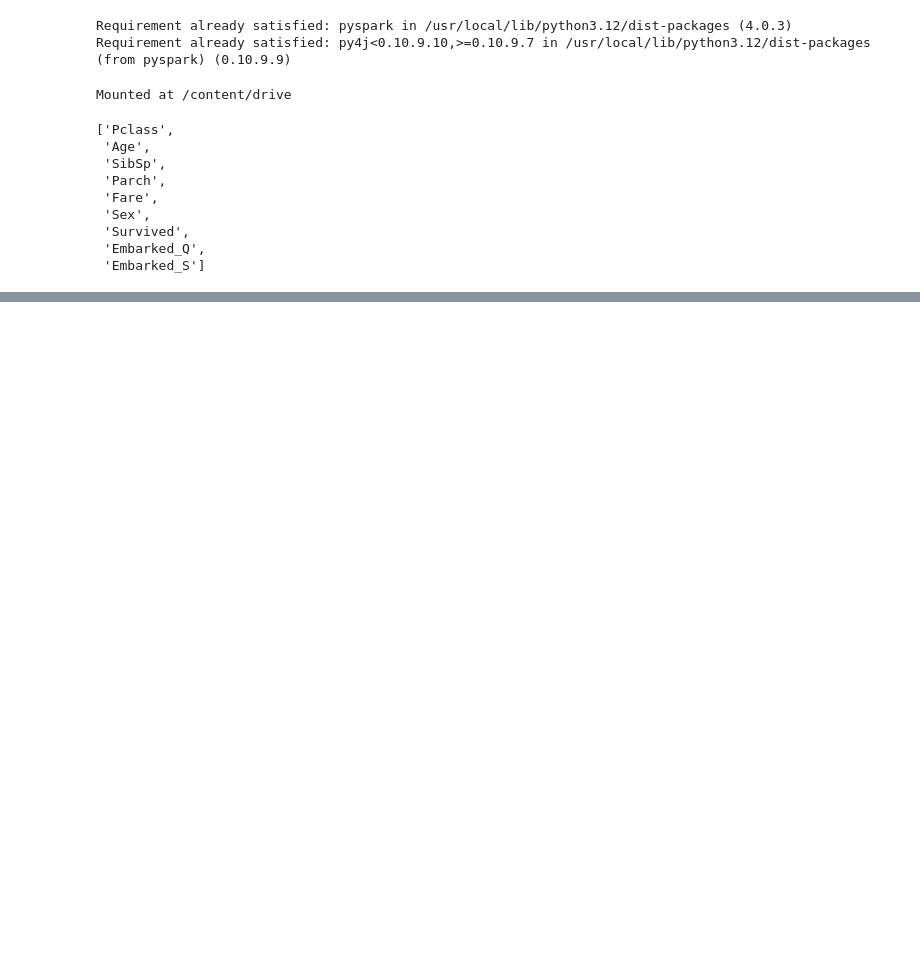
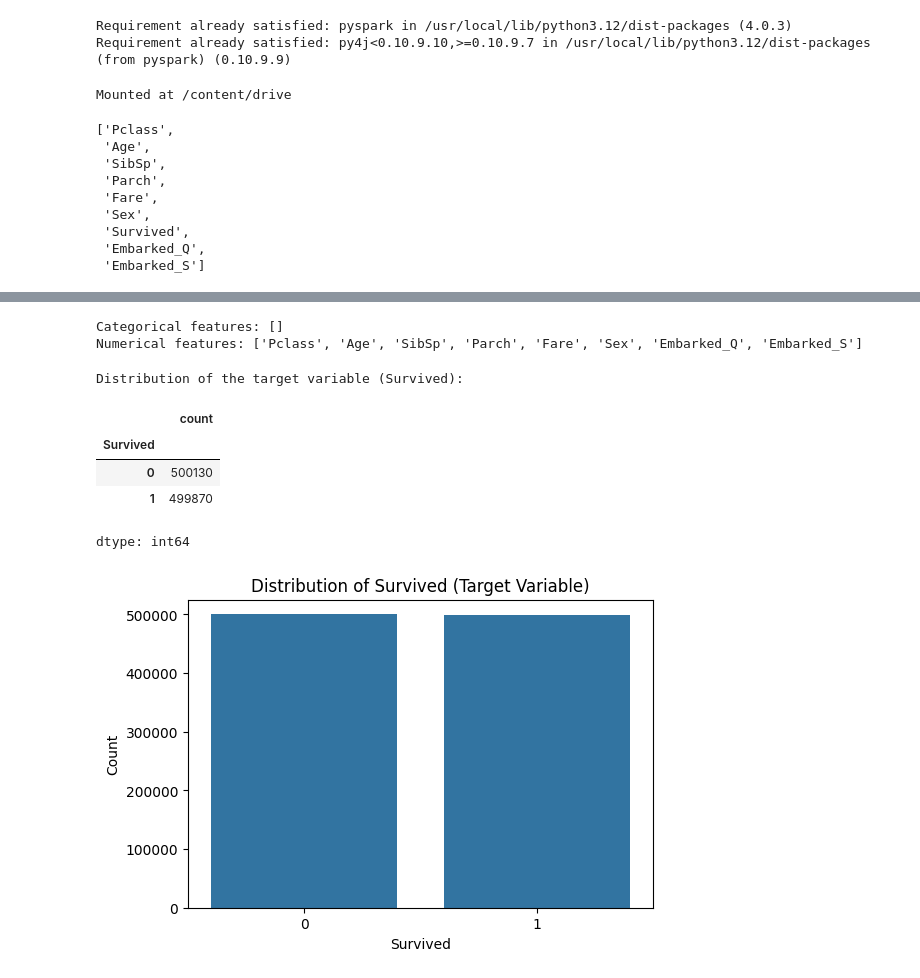
Before and after one commit to Claud1601/CN7030-Assignment, a Jupyter notebook: PortfolioExerciseweek4.ipynb, the cells around one changed output, grey strips where cells are left out. Drawn from its saved outputs; the diff is of its cells as text; code cells hidden in the pictures; blank space fills up the shorter version.

```diff
--- a/PortfolioExerciseweek4.ipynb
+++ b/PortfolioExerciseweek4.ipynb
@@ -36,0 +293,45 @@ dataset.columns
+# %%
+from sklearn.compose import ColumnTransformer
+from sklearn.preprocessing import StandardScaler, OneHotEncoder
+
+# Define target and features
+X = df.drop('Survived', axis=1)
+y = df['Survived']
+
+# Identify categorical and numerical features dynamically after cleaning
+categorical_features = X.select_dtypes(include=['object']).columns
+numerical_features = X.select_dtypes(include=['int64', 'float64']).columns
+
+# Create a column transformer for preprocessing
+preprocessor = ColumnTransformer(
+    transformers=[
+        ('num', StandardScaler(), numerical_features),
+        ('cat', OneHotEncoder(handle_unknown='ignore'), categorical_features)
+    ])
+
+print(f"Categorical features: {list(categorical_features)}")
+print(f"Numerical features: {list(numerical_features)}")
+# %% [output]
+Categorical features: []
+Numerical features: ['Pclass', 'Age', 'SibSp', 'Parch', 'Fare', 'Sex', 'Embarked_Q', 'Embarked_S']
+# %%
+import matplotlib.pyplot as plt
+import seaborn as sns
+
+print('Distribution of the target variable (Survived):')
+display(y.value_counts())
+
+plt.figure(figsize=(6, 4))
+sns.countplot(x=y)
+plt.title('Distribution of Survived (Target Variable)')
+plt.xlabel('Survived')
+plt.ylabel('Count')
+plt.show()
+# %% [output]
+Distribution of the target variable (Survived):
+|  | count |
+| Survived |  |
+| 0 | 500130 |
+| 1 | 499870 |
+dtype: int64
+[figure, added]
```
Also changed, not shown: parts of 18 cells of this notebook.
